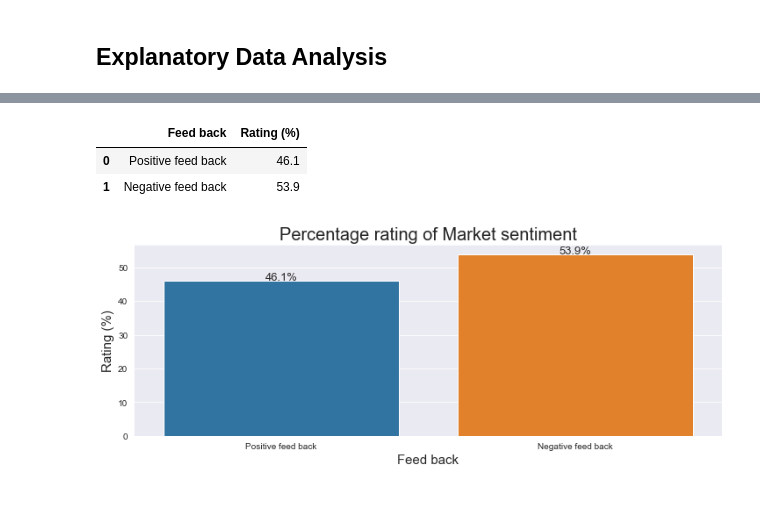
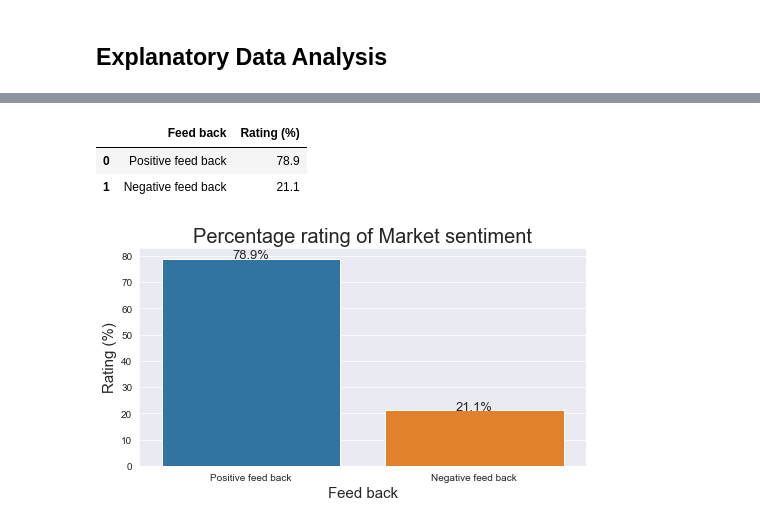
Before and after one commit to Ben-20/Market-sentiment-analysis, a Jupyter notebook: Market_sentiment_analysis.ipynb, the cells around one changed output, grey strips where cells are left out. Saved outputs shown, nothing was run; the diff lists cells and outputs as text; code cells hidden in the pictures.

```diff
--- a/Market_sentiment_analysis.ipynb
+++ b/Market_sentiment_analysis.ipynb
@@ -249,25 +249,25 @@ Percentage of Positive feed back:  46.1
 # %%
 plot = {'Feed back': ['Positive feed back', 'Negative feed back'],
-    'Rating (%)': [46.1, 53.9]}
+    'Rating (%)': [78.9, 21.1]}
 # %%
 p1 = pd.DataFrame(plot)
 # %%
 p1
 # %% [output]
 |  | Feed back | Rating (%) |
-| 0 | Positive feed back | 46.1 |
-| 1 | Negative feed back | 53.9 |
+| 0 | Positive feed back | 78.9 |
+| 1 | Negative feed back | 21.1 |
 # %%
-plt.figure(figsize = (12, 4))
+plt.figure(figsize = (8, 4))
 ax = sns.barplot(x = 'Feed back', y = 'Rating (%)', data = p1)
 plt.title('Percentage rating of Market sentiment', fontsize = 20)
 plt.xlabel('Feed back', fontsize = 15)
 plt.ylabel('Rating (%)', fontsize = 15)
 
 for p in ax.patches:
     percentage = '{:.1f}%'.format(p.get_height())
     x = p.get_x() + p.get_width()/ 2
     y = p.get_height() + .05
     ax.annotate(percentage, (x, y), ha = 'center', size = 13)
 # %% [output]
-[figure, old version]
+[figure, new version]
```
Also changed, not shown: parts of 3 cells of this notebook.
